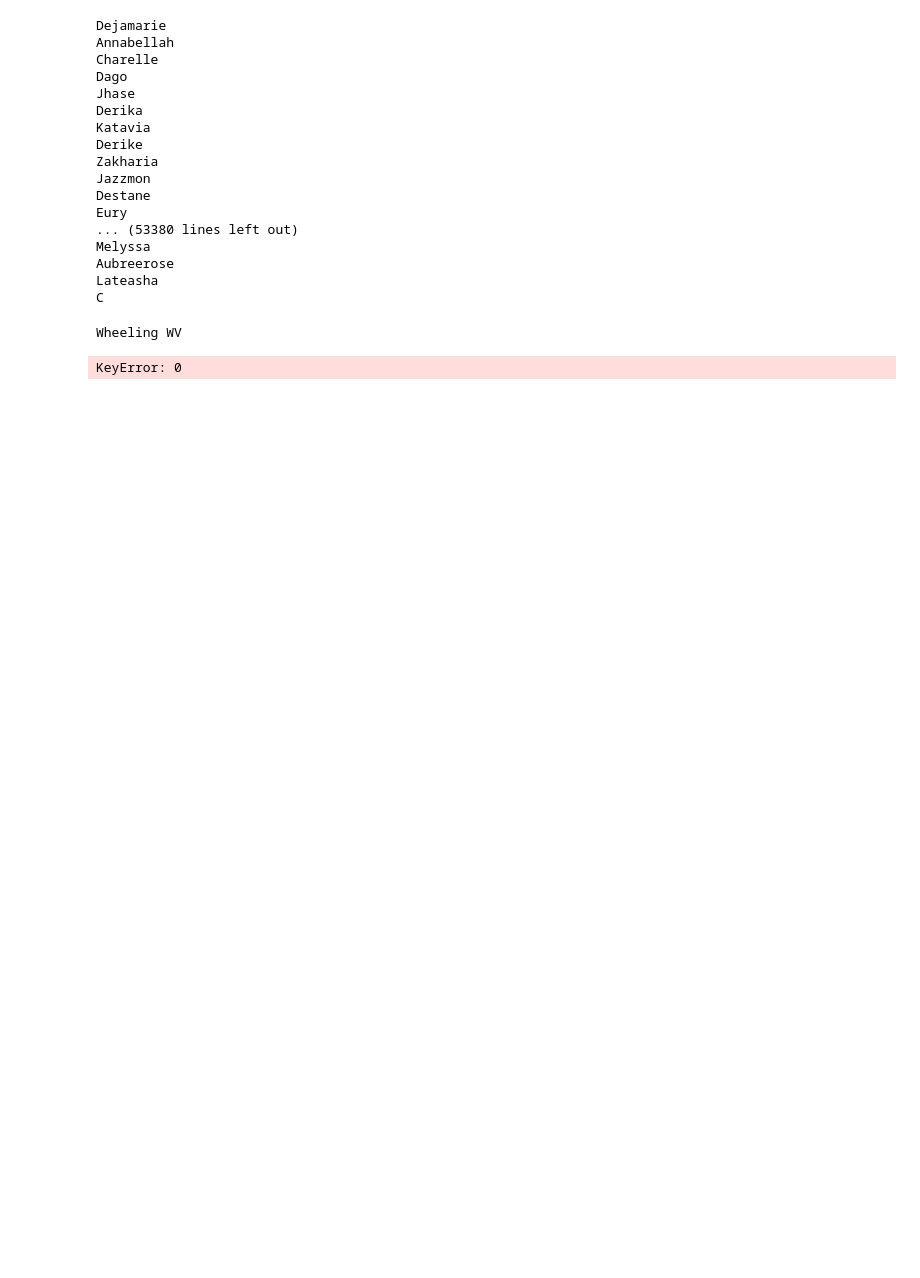
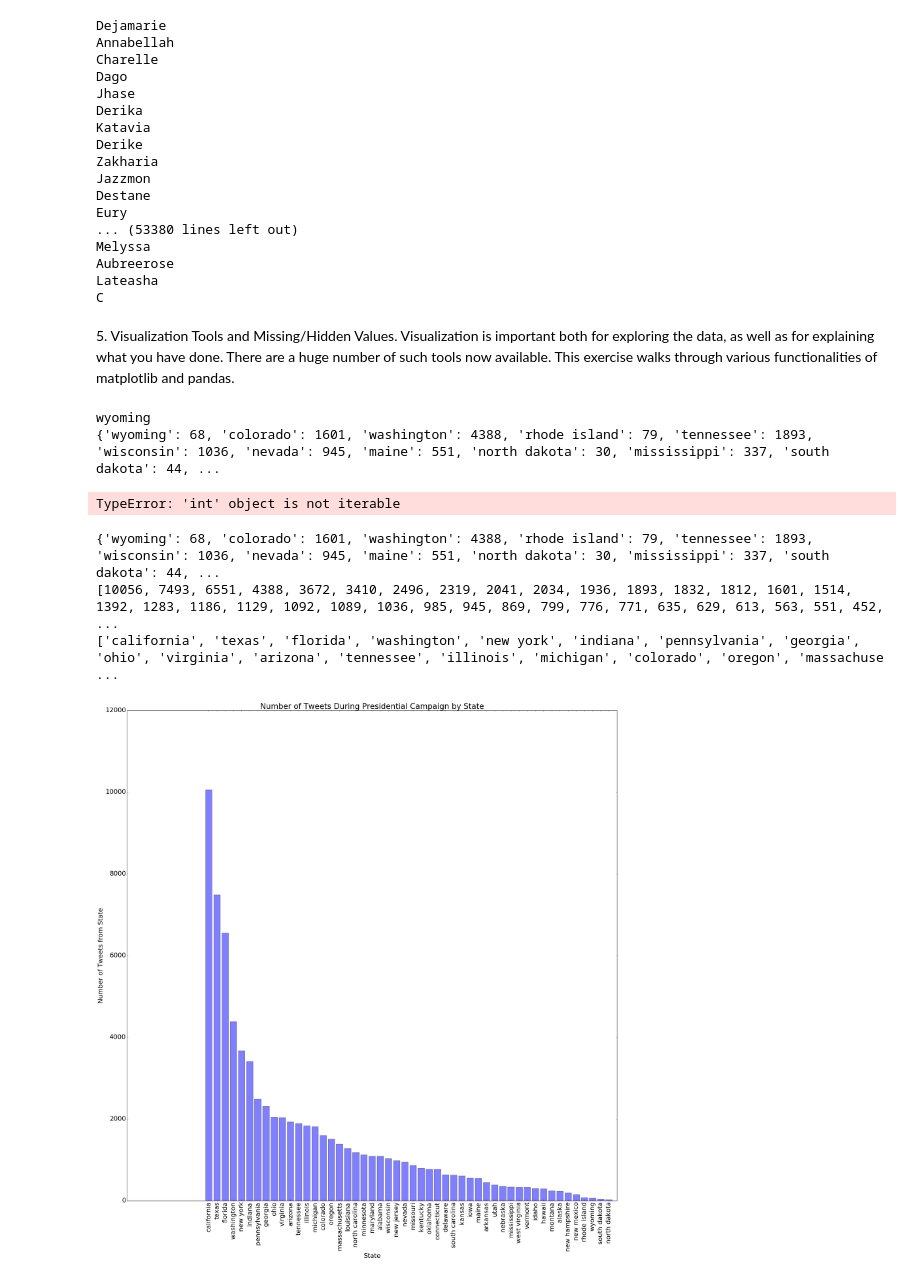
Before and after one commit to KyleGrier/UT-Data-Science-Lab, a Jupyter notebook: HW2/Assignment2.ipynb, the cells around one changed output. Drawn from its saved outputs; the diff is of its cells as text; code cells hidden in the pictures; blank space fills up the shorter version.

Commit message:
Finished frequency binning and bar plot of tweet frequency

```diff
--- a/HW2/Assignment2.ipynb
+++ b/HW2/Assignment2.ipynb
@@ -317,29 +317,40 @@ Melyssa
 Aubreerose
 Lateasha
 C
+# %% [markdown]
+<p>
+5. Visualization Tools and Missing/Hidden Values. Visualization is important both for
+exploring the data, as well as for explaining what you have done. There are a huge number
+of such tools now available. This exercise walks through various functionalities of matplotlib
+and pandas.
+</p>
 # %%
 import string
 
+# Return the name of a state if a state is detected in a given row of the tweets dataframe.
 def tweet_state_finder(row, state_names_dict, state_abbr_dict):
 
     location_str = row['user_location']
     if (location_str is None):
         return "null"
-    if(len(location_str) > 0):
-        print(location_str[0])
-        tokens = location_str[0].split()
+    if not location_str.isnull().any():
+        # Split location string by spaces.
+        tokens = location_str.values[0].split()
+    else:
+        return "null"
 
+    # For each word in location string, strip of punctuation and check for occurrences of state names or abbreviations.
     for token in tokens:
-        name = token.translate(None, string.punctuation)
+        name = token.translate(None, string.punctuation).lower()
         if name in state_names_dict:
             return name
         elif name in state_abbr_dict:
             return state_abbr_dict[name]
 
+    # If no occurrence of state name or abbreviation found, return null.
     return "null"
 
 tweets = pd.read_csv("tweets.csv")
-tweets.head(200)
 
 state_names_dict = {}
 state_abbr_dict = {}
@@ -348,21 +359,47 @@ tweets_by_state = {}
 state_names = ['Alabama', 'Alaska', 'Arizona', 'Arkansas', 'California', 'Colorado', 'Connecticut', 'Delaware', 'Florida', 'Georgia', 'Hawaii', 'Idaho', 'Illinois', 'Indiana', 'Iowa', 'Kansas', 'Kentucky', 'Louisiana', 'Maine', 'Maryland', 'Massachusetts', 'Michigan', 'Minnesota', 'Mississippi', 'Missouri', 'Montana', 'Nebraska', 'Nevada', 'New Hampshire', 'New Jersey', 'New Mexico', 'New York', 'North Carolina', 'North Dakota', 'Ohio', 'Oklahoma', 'Oregon', 'Pennsylvania', 'Rhode Island', 'South Carolina', 'South Dakota', 'Tennessee', 'Texas', 'Utah', 'Vermont', 'Virginia', 'Washington', 'West Virginia', 'Wisconsin', 'Wyoming']
 state_abbr = ['AL', 'AK', 'AZ', 'AR', 'CA', 'CO', 'CT', 'DE', 'FL', 'GA', 'HI', 'ID', 'IL', 'IN', 'IA', 'KS', 'KY', 'LA', 'ME', 'MD', 'MA', 'MI', 'MN', 'MS', 'MO', 'MT', 'NE', 'NV', 'NH', 'NJ', 'NM', 'NY', 'NC', 'ND', 'OH', 'OK', 'OR', 'PA', 'RI', 'SC', 'SD', 'TN', 'TX', 'UT', 'VT', 'VA', 'WA', 'WV', 'WI', 'WY']
 
+# Associate state abbreviations with a state name.
 for index in range(len(state_abbr)):
-    state_abbr_dict.update({state_abbr[index] : state_names[index]})
+    state_abbr_dict.update({str(state_abbr[index]).lower() : state_names[index].lower()})
 
+# Create state name dictionary for quick state name "contains" check, then create a tweet count dictionary for each state.
 for index in range(len(state_names)):
-    state_names_dict.update({state_names[index] : state_names})
-    tweets_by_state.update({state_names[index]: 0})
+    state_names_dict.update({state_names[index].lower() : state_names[index].lower()})
+    tweets_by_state.update({state_names[index].lower(): 0})
 
+# For each row in the tweet data, count occurrences of US state names or abbreviations and add to tweet frequency dictionary.
 for index in range(tweets.shape[0]):
     row = tweets.iloc[[index]]
     state_of_origin = tweet_state_finder(row, state_names_dict, state_abbr_dict)
     if (state_of_origin != "null"):
         num_tweets = tweets_by_state[state_of_origin]
-        tweets_by_state.update({str(row['id']): num_tweets + 1})
-
-print(tweets_by_state)
+        tweets_by_state.update({state_of_origin: num_tweets + 1})
 # %% [output]
-Wheeling WV
+wyoming
+{'wyoming': 68, 'colorado': 1601, 'washington': 4388, 'rhode island': 79, 'tennessee': 1893, 'wisconsin': 1036, 'nevada': 945, 'maine': 551, 'north dakota': 30, 'mississippi': 337, 'south dakota': 44, ...
-KeyError: 0
+TypeError: 'int' object is not iterable
+# %%
+# Plot tweet counts for states.
+sorted_list = sorted(tweets_by_state, key=tweets_by_state.get, reverse=True)
+frequencies = []
+for state in sorted_list:
+    frequencies.append(tweets_by_state[state])
+
+print(frequencies)
+print(sorted_list)
+
+matplotlib.rcParams.update({'font.size': 22})
+y_pos = np.arange(len(sorted_list))
+plt.figure(figsize=(30,30))
+plt.bar(y_pos, frequencies, align='center', alpha=0.5)
+plt.xticks(y_pos, sorted_list, rotation='vertical')
+plt.ylabel('Number of Tweets from State')
+plt.xlabel('State')
+plt.title('Number of Tweets During Presidential Campaign by State')
+plt.show()
+# %% [output]
+{'wyoming': 68, 'colorado': 1601, 'washington': 4388, 'rhode island': 79, 'tennessee': 1893, 'wisconsin': 1036, 'nevada': 945, 'maine': 551, 'north dakota': 30, 'mississippi': 337, 'south dakota': 44, ...
+[10056, 7493, 6551, 4388, 3672, 3410, 2496, 2319, 2041, 2034, 1936, 1893, 1832, 1812, 1601, 1514, 1392, 1283, 1186, 1129, 1092, 1089, 1036, 985, 945, 869, 799, 776, 771, 635, 629, 613, 563, 551, 452,  ...
+['california', 'texas', 'florida', 'washington', 'new york', 'indiana', 'pennsylvania', 'georgia', 'ohio', 'virginia', 'arizona', 'tennessee', 'illinois', 'michigan', 'colorado', 'oregon', 'massachuse ...
+[figure, added]
```
Also changed, not shown: parts of 1 cell of this notebook.
